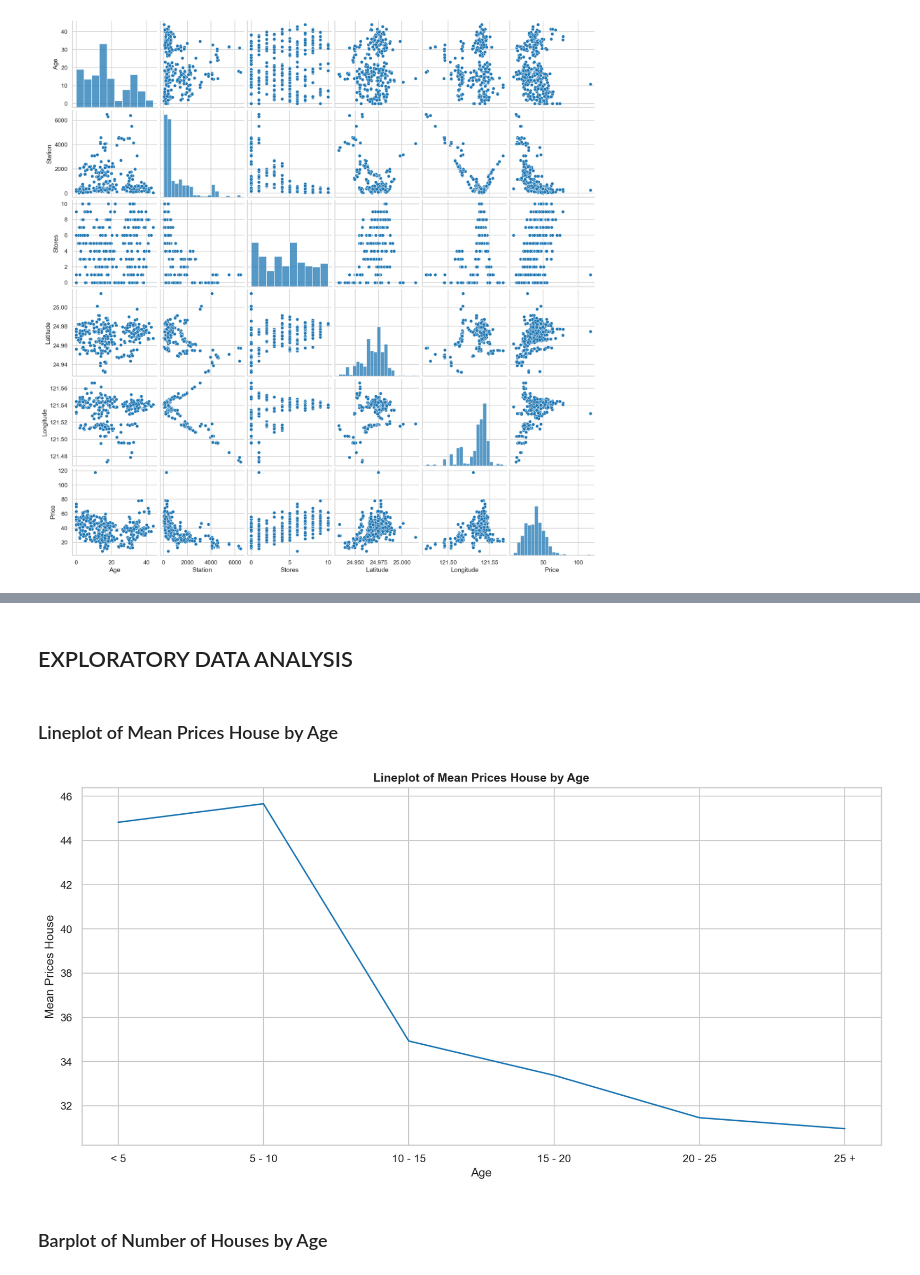
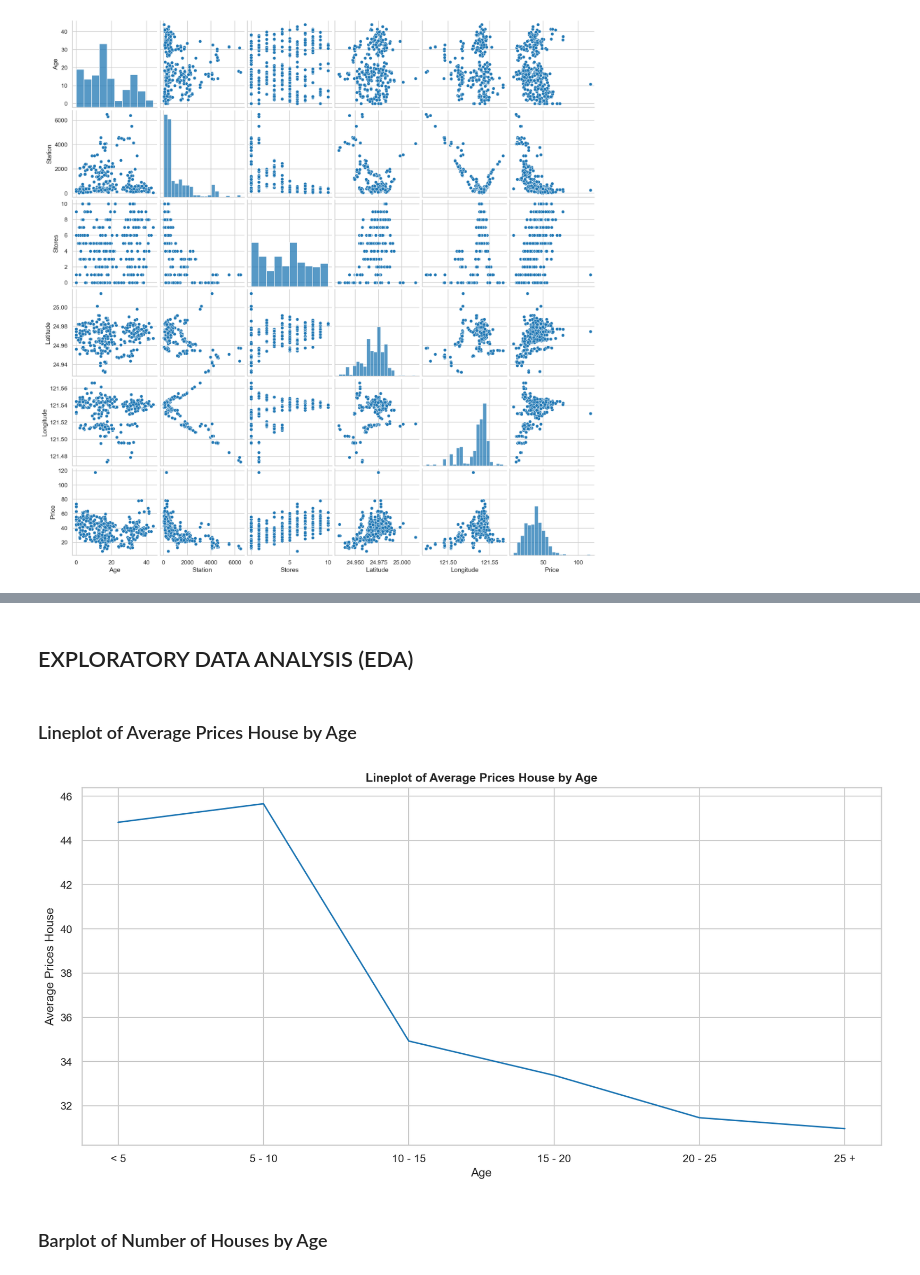
Before and after one commit to BillyImpostor/house-prices-prediction-model, a Jupyter notebook: notebooks/linear_regression.ipynb, the cells around one changed output, grey strips where cells are left out. Cells and saved outputs as stored; diff of their text form; code cells hidden in the pictures.

```diff
--- a/notebooks/linear_regression.ipynb
+++ b/notebooks/linear_regression.ipynb
@@ -195,22 +188,22 @@ plt.show()
 # %% [markdown]
-## EXPLORATORY DATA ANALYSIS
+## EXPLORATORY DATA ANALYSIS (EDA)
 # %% [markdown]
-### Lineplot of Mean Prices House by Age
+### Lineplot of Average Prices House by Age
 # %%
 plt.figure(figsize=(12, 6))
 
 df_age = pd.cut(df['Age'], bins = [0, 5, 10, 15, 20, 25, 30], labels = ['< 5', '5 - 10', '10 - 15', '15 - 20', '20 - 25', '25 +'])
 df_price_age = df.groupby(df_age, observed = True)['Price'].mean()
 
 plt.plot(df_price_age.index.astype(str), df_price_age.values)
-plt.title('Lineplot of Mean Prices House by Age', fontweight = 'bold')
+plt.title('Lineplot of Average Prices House by Age', fontweight = 'bold')
 plt.xlabel('Age')
-plt.ylabel('Mean Prices House')
+plt.ylabel('Average Prices House')
 
 plt.tight_layout()
 plt.show()
 # %% [output]
-[figure, old version]
+[figure, new version]
 # %% [markdown]
 ### Barplot of Number of Houses by Age
 # %%
```
Also changed, not shown: parts of 6 cells of this notebook.
